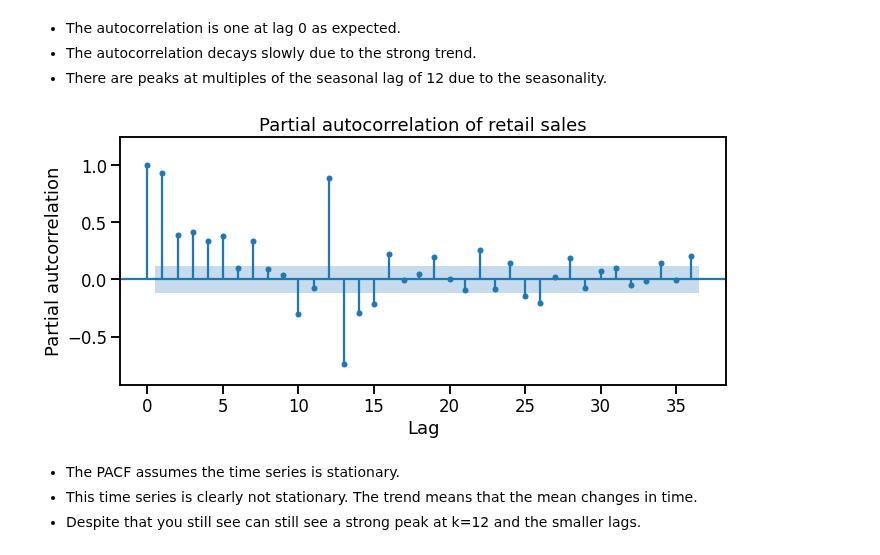
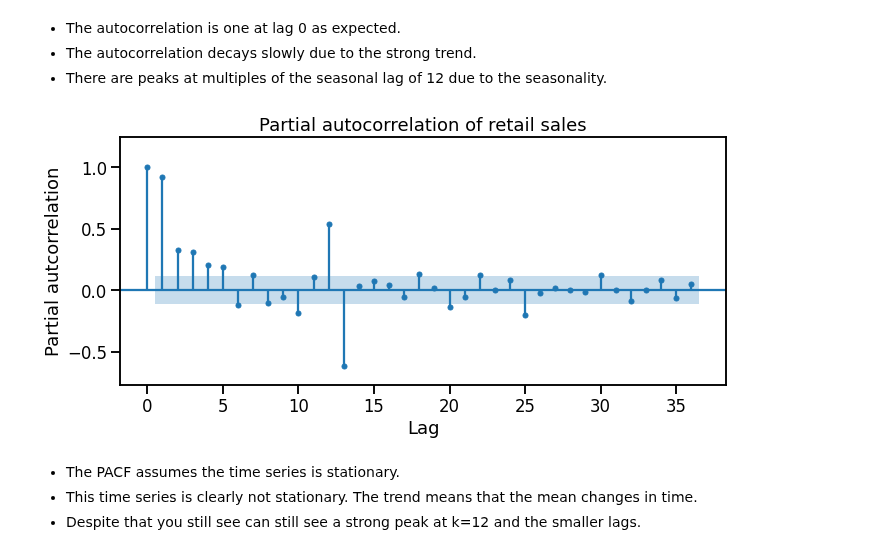
Before and after one commit to trainindata/feature-engineering-for-time-series-forecasting, a Jupyter notebook: 07-Lag-Features/04-partial-autocorrelation-function.ipynb, the cells around one changed output. Cells and saved outputs as stored; diff of their text form; code cells hidden in the pictures.

Commit message:
Add PACF method explicitly

```diff
--- a/07-Lag-Features/04-partial-autocorrelation-function.ipynb
+++ b/07-Lag-Features/04-partial-autocorrelation-function.ipynb
@@ -268,19 +270,19 @@ plt.tight_layout()
 # %%
 fig, ax = plt.subplots(figsize=[10, 5])
 plot_pacf(
     x=df["y"],
-    method="ols",
+    method='ywmle', # Recommended method in Statsmodels notes
     lags=36,
     ax=ax,
     alpha=0.05,
     auto_ylims=True
 )
 ax.set_title("Partial autocorrelation of retail sales")
 ax.set_ylabel("Partial autcorrelation")
 ax.set_xlabel("Lag")
 plt.tight_layout()
 # %% [output]
-[figure, old version]
+[figure, new version]
 # %% [markdown]
 - The PACF assumes the time series is stationary.
 - This time series is clearly not stationary. The trend means that the mean changes in time.
```
Also changed, not shown: parts of 4 cells of this notebook.
